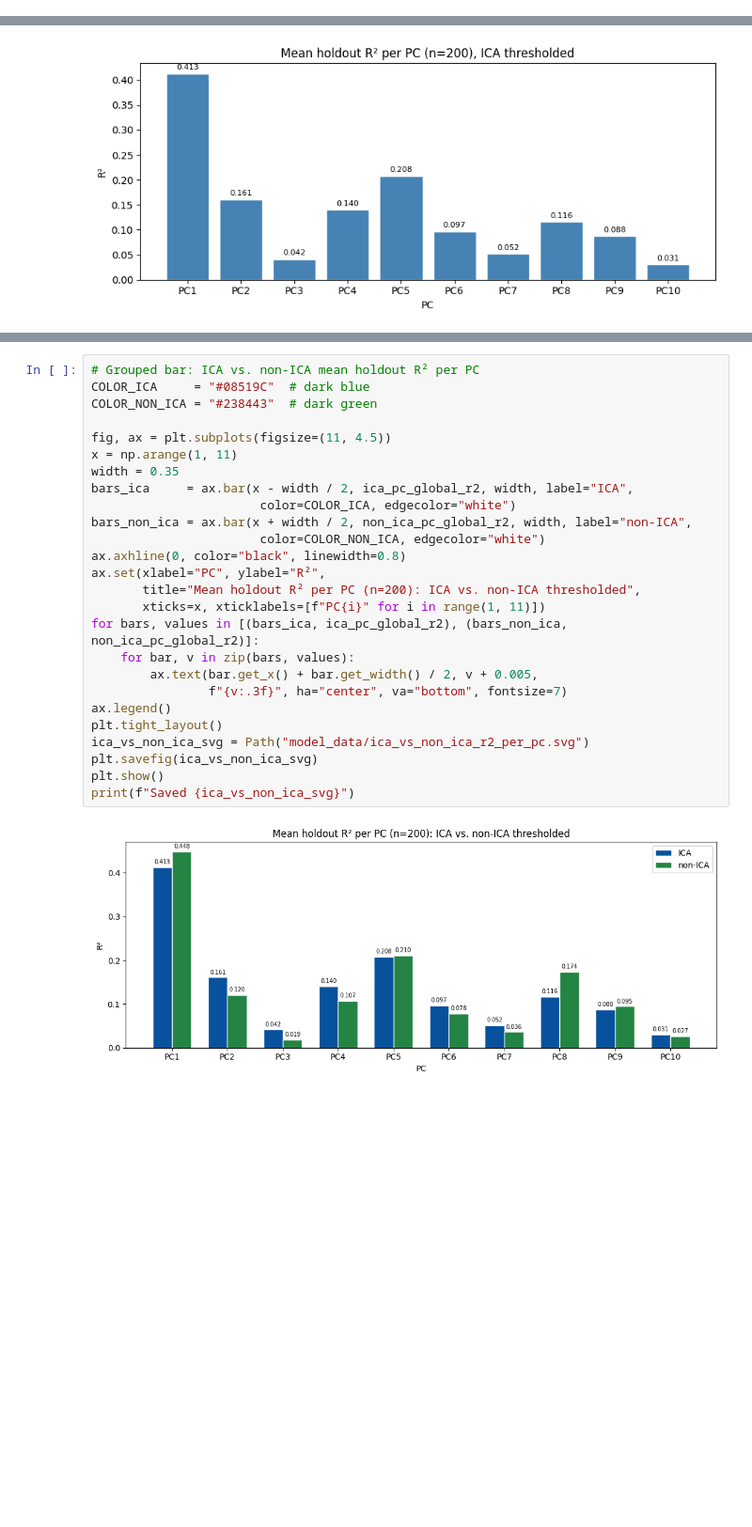
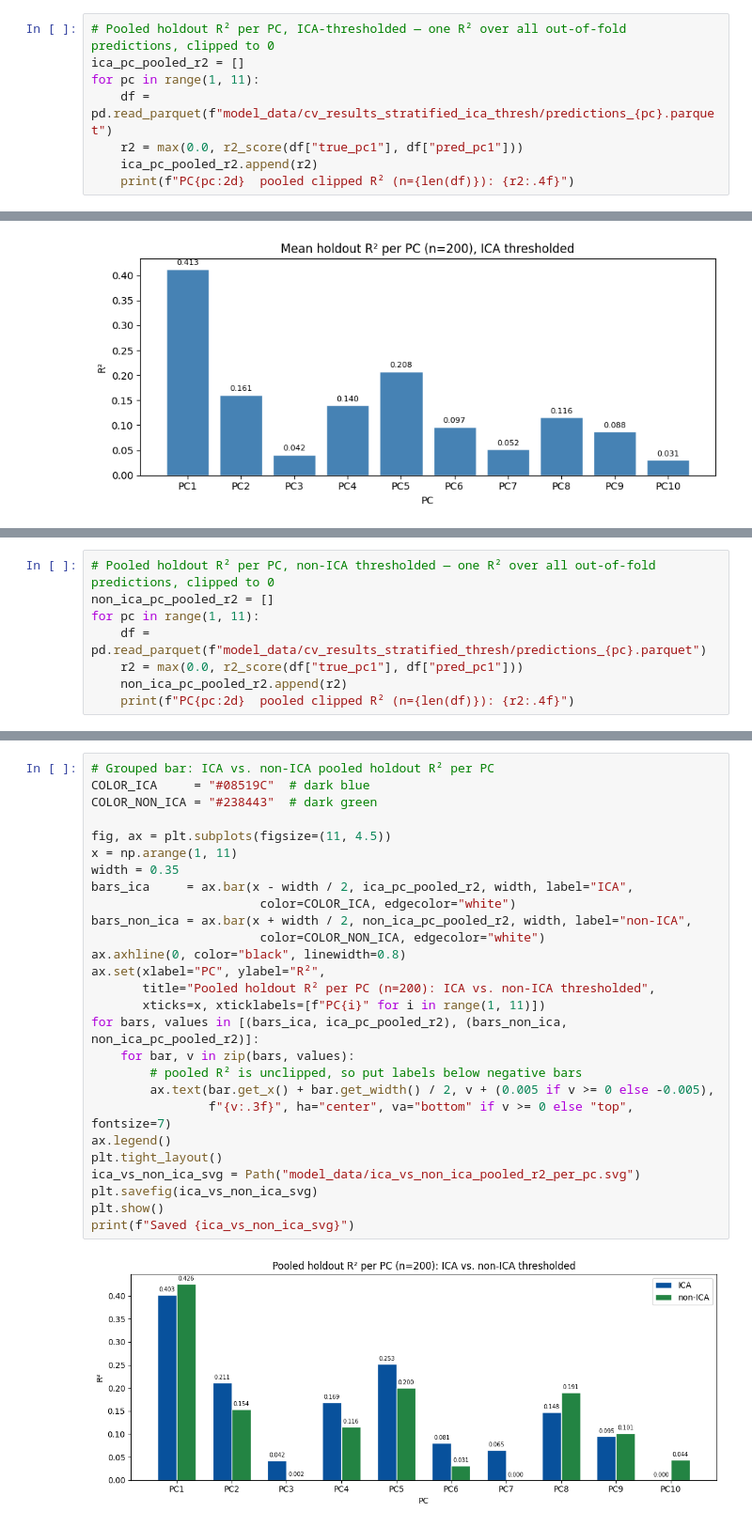
Before and after one commit to william2952/EEG_FDG_dementia, a Jupyter notebook: model_lightning_cv.ipynb, the cells around one changed output, grey strips where cells are left out. Shown at 94% size. Cells and saved outputs as stored; diff of their text form; blank space fills up the shorter version.

Commit message:
changed to pooled r2

```diff
--- a/model_lightning_cv.ipynb
+++ b/model_lightning_cv.ipynb
@@ -470,3 +470,11 @@ PC 7  mean clipped R² (n=200): 0.0518  folds=[0.093, 0.0, 0.024, 0.254, 0.0, 0.
 PC 8  mean clipped R² (n=200): 0.1162  folds=[0.068, 0.256, 0.027, 0.076, 0.144, 0.173, 0.0, 0.104, 0.314, 0.0]
 PC 9  mean clipped R² (n=200): 0.0875  folds=[0.112, 0.143, 0.125, 0.141, 0.184, 0.038, 0.0, 0.134, 0.0, 0.0]
 PC10  mean clipped R² (n=200): 0.0307  folds=[0.0, 0.048, 0.0, 0.0, 0.0, 0.0, 0.044, 0.054, 0.0, 0.161]
+# %%
+# Pooled holdout R² per PC, ICA-thresholded — one R² over all out-of-fold predictions, clipped to 0
+ica_pc_pooled_r2 = []
+for pc in range(1, 11):
+    df = pd.read_parquet(f"model_data/cv_results_stratified_ica_thresh/predictions_{pc}.parquet")
+    r2 = max(0.0, r2_score(df["true_pc1"], df["pred_pc1"]))
+    ica_pc_pooled_r2.append(r2)
+    print(f"PC{pc:2d}  pooled clipped R² (n={len(df)}): {r2:.4f}")
@@ -507,3 +526,11 @@ PC 7  mean clipped R² (n=200): 0.0363  folds=[0.02, 0.0, 0.08, 0.098, 0.0, 0.0,
 PC 8  mean clipped R² (n=200): 0.1739  folds=[0.263, 0.265, 0.0, 0.166, 0.104, 0.309, 0.0, 0.352, 0.281, 0.0]
 PC 9  mean clipped R² (n=200): 0.0945  folds=[0.133, 0.277, 0.0, 0.196, 0.125, 0.054, 0.161, 0.0, 0.0, 0.0]
 PC10  mean clipped R² (n=200): 0.0267  folds=[0.0, 0.203, 0.0, 0.0, 0.0, 0.0, 0.0, 0.027, 0.037, 0.0]
+# %%
+# Pooled holdout R² per PC, non-ICA thresholded — one R² over all out-of-fold predictions, clipped to 0
+non_ica_pc_pooled_r2 = []
+for pc in range(1, 11):
+    df = pd.read_parquet(f"model_data/cv_results_stratified_thresh/predictions_{pc}.parquet")
+    r2 = max(0.0, r2_score(df["true_pc1"], df["pred_pc1"]))
+    non_ica_pc_pooled_r2.append(r2)
+    print(f"PC{pc:2d}  pooled clipped R² (n={len(df)}): {r2:.4f}")
@@ -510,28 +548,29 @@ PC10  mean clipped R² (n=200): 0.0267  folds=[0.0, 0.203, 0.0, 0.0, 0.0, 0.0, 0
 # %%
-# Grouped bar: ICA vs. non-ICA mean holdout R² per PC
+# Grouped bar: ICA vs. non-ICA pooled holdout R² per PC
 COLOR_ICA     = "#08519C"  # dark blue
 COLOR_NON_ICA = "#238443"  # dark green
 
 fig, ax = plt.subplots(figsize=(11, 4.5))
 x = np.arange(1, 11)
 width = 0.35
-bars_ica     = ax.bar(x - width / 2, ica_pc_global_r2, width, label="ICA",
+bars_ica     = ax.bar(x - width / 2, ica_pc_pooled_r2, width, label="ICA",
                        color=COLOR_ICA, edgecolor="white")
-bars_non_ica = ax.bar(x + width / 2, non_ica_pc_global_r2, width, label="non-ICA",
+bars_non_ica = ax.bar(x + width / 2, non_ica_pc_pooled_r2, width, label="non-ICA",
                        color=COLOR_NON_ICA, edgecolor="white")
 ax.axhline(0, color="black", linewidth=0.8)
 ax.set(xlabel="PC", ylabel="R²",
-       title="Mean holdout R² per PC (n=200): ICA vs. non-ICA thresholded",
+       title="Pooled holdout R² per PC (n=200): ICA vs. non-ICA thresholded",
        xticks=x, xticklabels=[f"PC{i}" for i in range(1, 11)])
-for bars, values in [(bars_ica, ica_pc_global_r2), (bars_non_ica, non_ica_pc_global_r2)]:
+for bars, values in [(bars_ica, ica_pc_pooled_r2), (bars_non_ica, non_ica_pc_pooled_r2)]:
     for bar, v in zip(bars, values):
-        ax.text(bar.get_x() + bar.get_width() / 2, v + 0.005,
-                f"{v:.3f}", ha="center", va="bottom", fontsize=7)
+        # pooled R² is unclipped, so put labels below negative bars
+        ax.text(bar.get_x() + bar.get_width() / 2, v + (0.005 if v >= 0 else -0.005),
+                f"{v:.3f}", ha="center", va="bottom" if v >= 0 else "top", fontsize=7)
 ax.legend()
 plt.tight_layout()
-ica_vs_non_ica_svg = Path("model_data/ica_vs_non_ica_r2_per_pc.svg")
+ica_vs_non_ica_svg = Path("model_data/ica_vs_non_ica_pooled_r2_per_pc.svg")
 plt.savefig(ica_vs_non_ica_svg)
 plt.show()
 print(f"Saved {ica_vs_non_ica_svg}")
 # %% [output]
-[figure, old version]
+[figure, new version]
```
Also changed, not shown: parts of 3 cells of this notebook.
